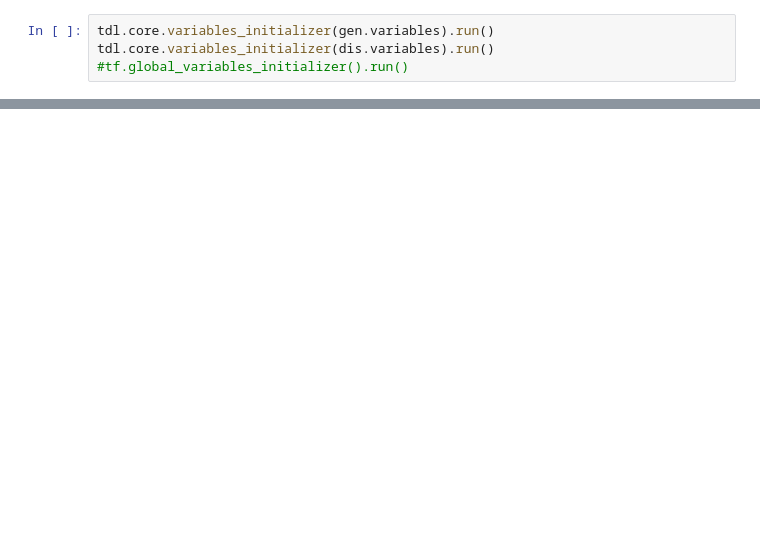
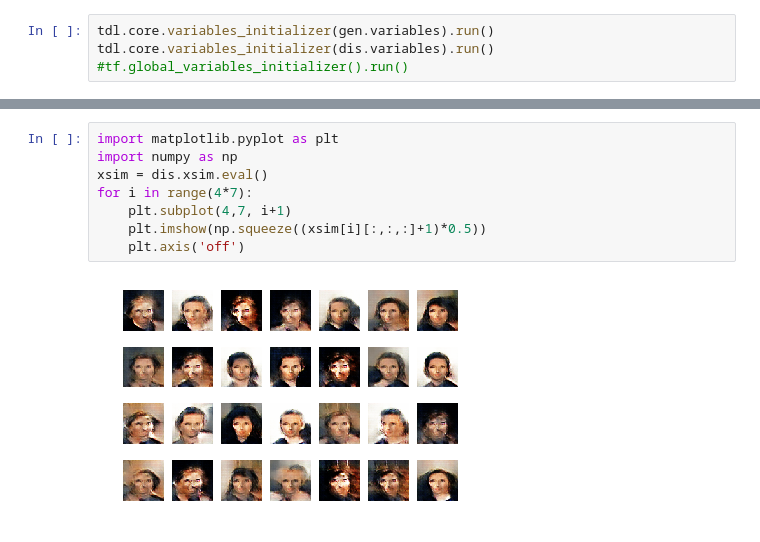
Before and after one commit to danmar3/AssociativeGAN, a Jupyter notebook: notebooks/dcgan.ipynb, the cells around one changed output, grey strips where cells are left out. Cells and saved outputs as stored; diff of their text form; blank space fills up the shorter version.

```diff
--- a/notebooks/dcgan.ipynb
+++ b/notebooks/dcgan.ipynb
@@ -119,0 +98,10 @@ for i in range(4*7):
+# %%
+import matplotlib.pyplot as plt
+import numpy as np
+xsim = dis.xsim.eval()
+for i in range(4*7):
+    plt.subplot(4,7, i+1)
+    plt.imshow(np.squeeze((xsim[i][:,:,:]+1)*0.5))
+    plt.axis('off')
+# %% [output]
+[figure, added]
```
Also changed, not shown: parts of 8 cells of this notebook, 6 other files.
